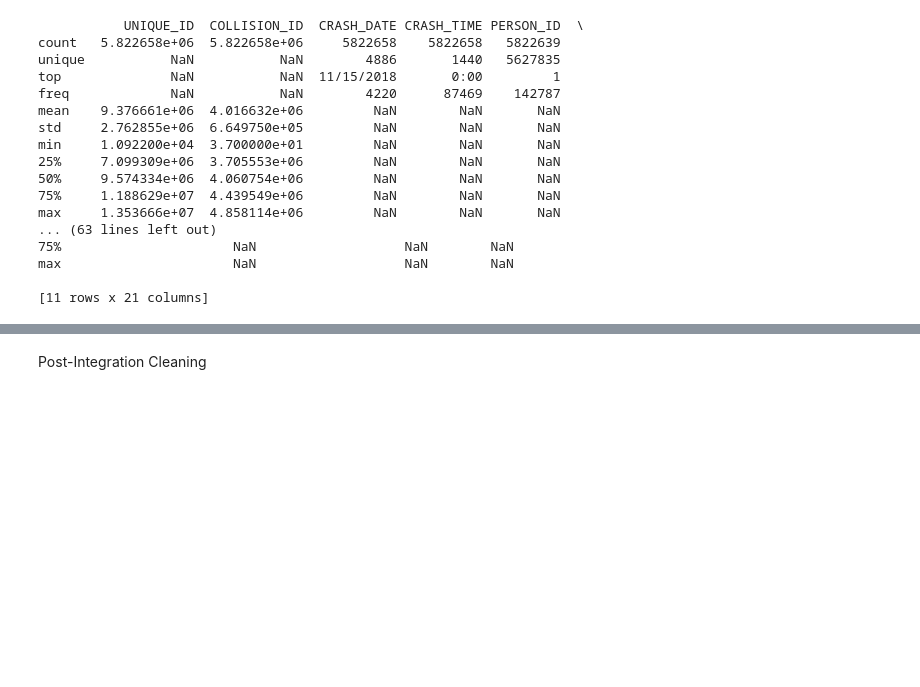
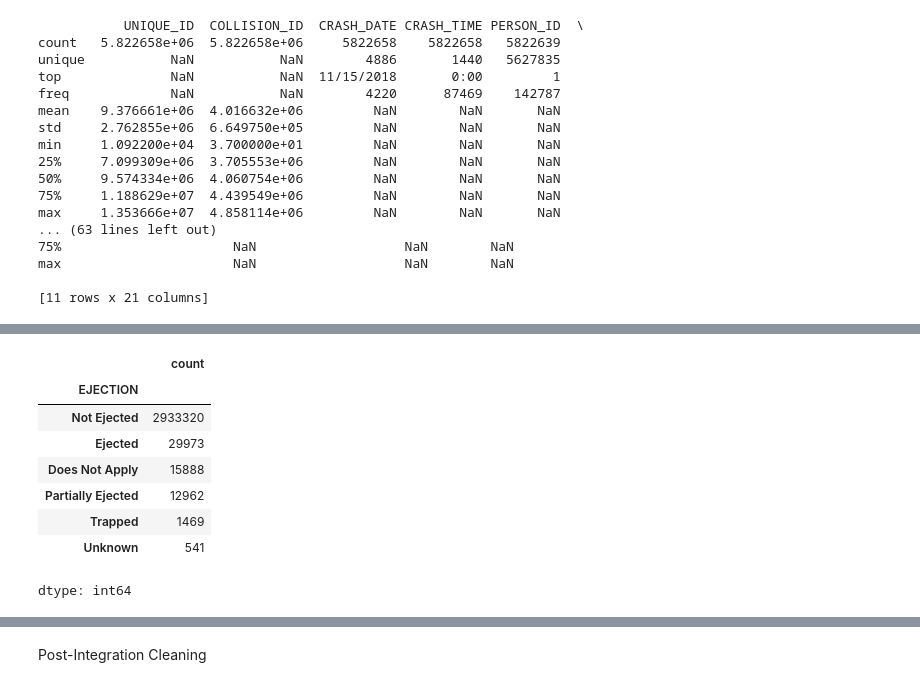
Before and after one commit to AmirBassemAdibAbdou/DataEngineering-Visualization, a Jupyter notebook: ProjectOneData&Vis.ipynb, the cells around one changed output, grey strips where cells are left out. Drawn from its saved outputs; the diff is of its cells as text; code cells hidden in the pictures; blank space fills up the shorter version.

```diff
--- a/ProjectOneData&Vis.ipynb
+++ b/ProjectOneData&Vis.ipynb
@@ -932,0 +472,12 @@ Error:
+# %%
+df_persons_clean["EJECTION"].value_counts()
+# %% [output]
+|  | count |
+| EJECTION |  |
+| Not Ejected | 2933320 |
+| Ejected | 29973 |
+| Does Not Apply | 15888 |
+| Partially Ejected | 12962 |
+| Trapped | 1469 |
+| Unknown | 541 |
+dtype: int64
```
Also changed, not shown: parts of 47 cells of this notebook.
